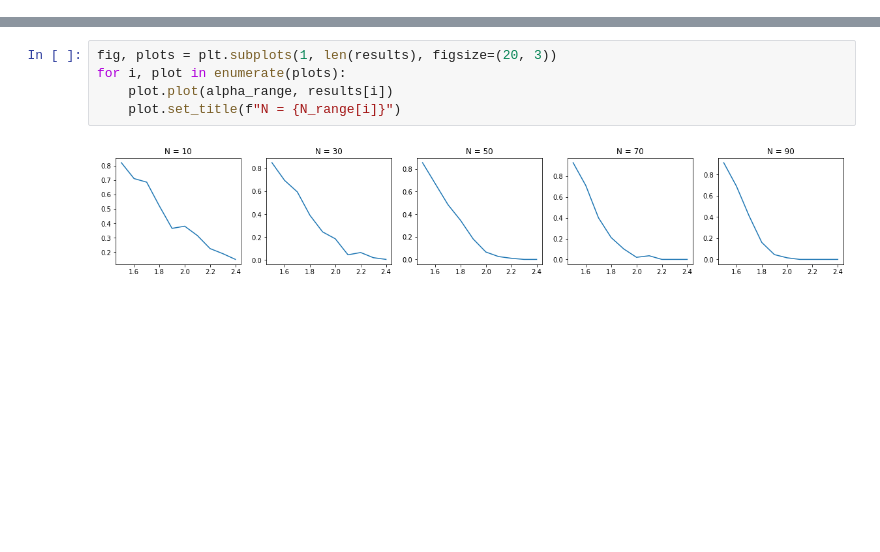
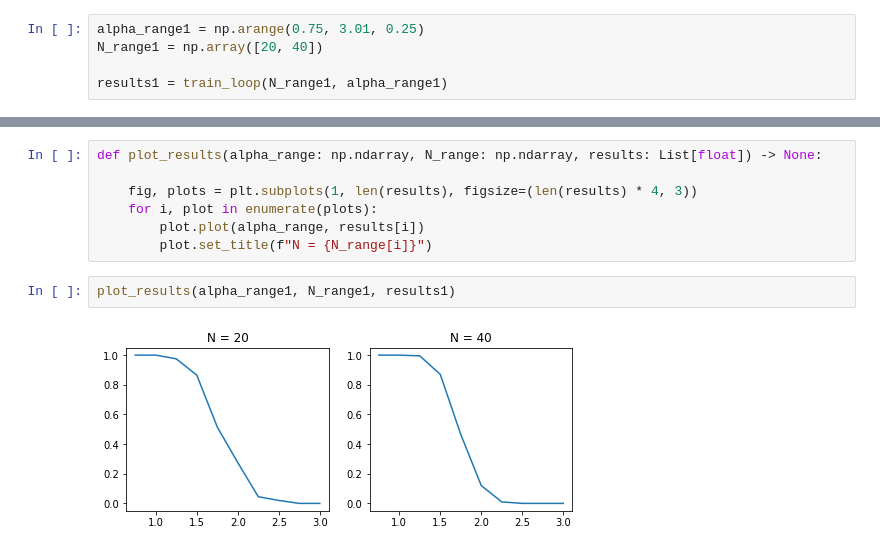
Before and after one commit to armand-colin/neural-networks-g12, a Jupyter notebook: notebook.ipynb, the cells around one changed output, grey strips where cells are left out. Drawn from its saved outputs; the diff is of its cells as text; blank space fills up the shorter version.

```diff
--- a/notebook.ipynb
+++ b/notebook.ipynb
@@ -39,0 +36,5 @@ Doing N=90
+# %%
+alpha_range1 = np.arange(0.75, 3.01, 0.25)
+N_range1 = np.array([20, 40])
+
+results1 = train_loop(N_range1, alpha_range1)
@@ -40,7 +55,11 @@ Doing N=90
 # %%
-fig, plots = plt.subplots(1, len(results), figsize=(20, 3))
-for i, plot in enumerate(plots):
-    plot.plot(alpha_range, results[i])
-    plot.set_title(f"N = {N_range[i]}")
+def plot_results(alpha_range: np.ndarray, N_range: np.ndarray, results: List[float]) -> None:
+
+	fig, plots = plt.subplots(1, len(results), figsize=(len(results) * 4, 3))
+	for i, plot in enumerate(plots):
+		plot.plot(alpha_range, results[i])
+		plot.set_title(f"N = {N_range[i]}")
-# %% [output]
-[figure, removed]
+# %%
+plot_results(alpha_range1, N_range1, results1)
+# %% [output]
+[figure, added]
```
Also changed, not shown: parts of 5 cells of this notebook.
